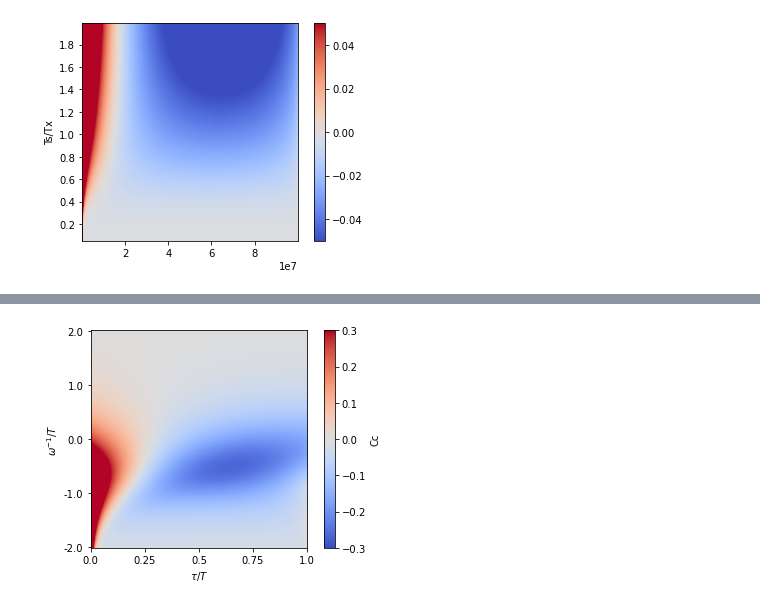
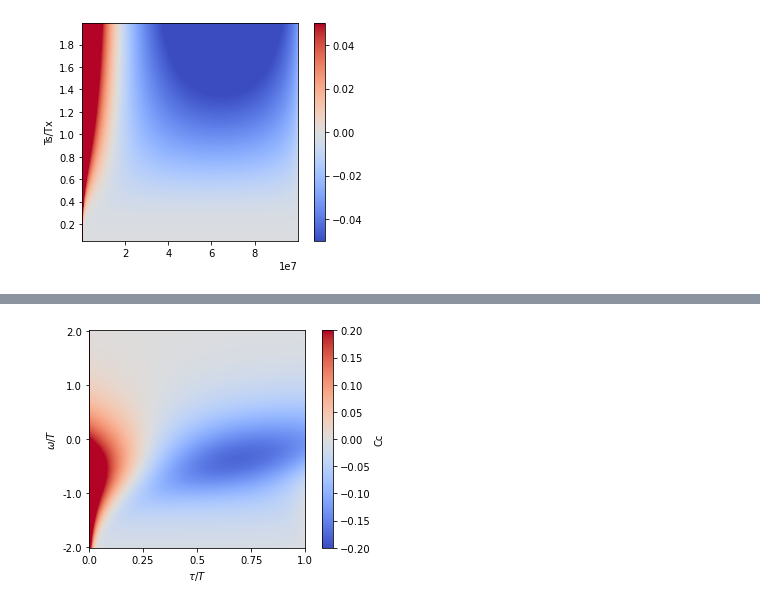
Before and after one commit to AntonioCCosta/fluctuating_potential, a Jupyter notebook: Fig5_acfs.ipynb, the cells around one changed output, grey strips where cells are left out. Cells and saved outputs as stored; diff of their text form; code cells hidden in the pictures.

Commit message:
Added figure

```diff
--- a/Fig5_acfs.ipynb
+++ b/Fig5_acfs.ipynb
@@ -337,10 +337,13 @@ plt.show()
 # %%
+Tx = .1
+Ts = .1
 fpt_range = np.logspace(-2.,2.,201)*maxT
 lags_corr = np.linspace(0,int(maxT/dt),1001)
 trange = lags_corr*dt
-Cc_fpt = np.zeros((len(fpt_range),len(trange)))
+Cc_s = np.zeros((len(fpt_range),len(trange)))
+C_s = np.zeros((len(fpt_range),len(trange)))
 for k,fpt in enumerate(fpt_range):
-    C = np.exp(-trange/fpt)
-    C = C/C[0]
+    C = np.exp(-trange)*(Tx+ (Ts/fpt)/((1/fpt)**(-2)-1))+np.exp(-trange/fpt)*Ts/(1-(1/fpt)**2)
     Cc = C_corr(lags_corr,C,len(lags_corr))
-    Cc_fpt[k] = Cc
+    Cc_fpt[k] = Cc/Cc[0]
+    C_fpt[k] = C
@@ -347,11 +361,11 @@ for k,fpt in enumerate(fpt_range):
 # %%
-plt.imshow(Cc_fpt,aspect=5,cmap='coolwarm',vmin=-.3,vmax=.3,origin='lower')
+plt.imshow(Cc_fpt,aspect=5,cmap='coolwarm',vmin=-.2,vmax=.2,origin='lower')
 plt.yticks(np.arange(0,201,50),np.linspace(-2,2,201)[::50])
 plt.colorbar(label='Cc')
 plt.xticks(np.arange(0,len(lags_corr),250),lags_corr[::250]/(maxT/dt))
-plt.ylabel(r'$\omega^{-1}/T$')
+plt.ylabel(r'$\omega/T$')
 plt.xlabel(r'$\tau/T$')
-# plt.savefig('finite_size_exp_tails.pdf')
+plt.savefig('finite_size_exp_tails.pdf')
 plt.show()
 # %% [output]
-[figure, old version]
+[figure, new version]
```
Also changed, not shown: parts of 2 cells of this notebook.
